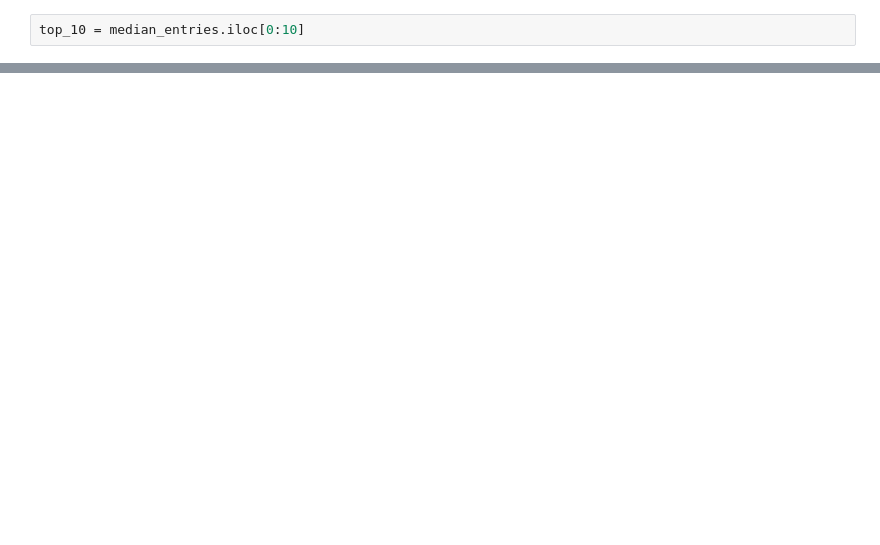
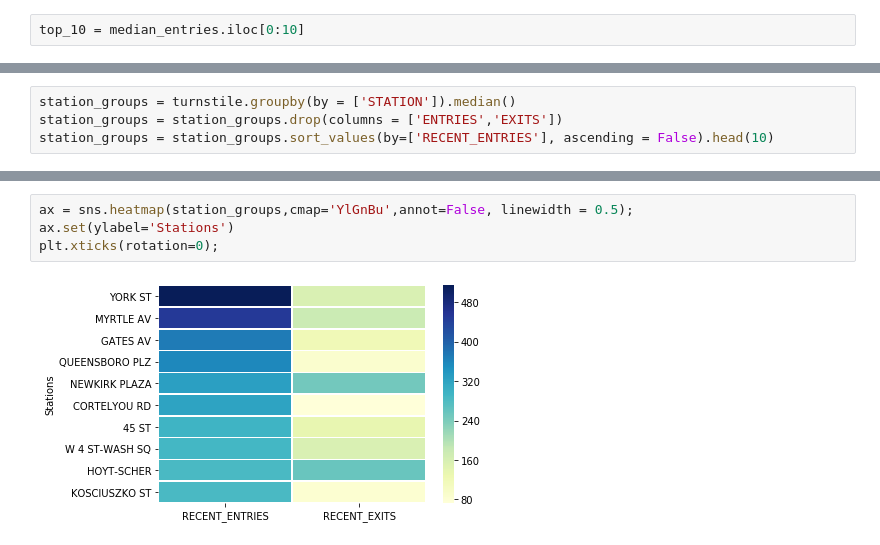
Before and after one commit to alexmuhr/metis_project_1, a Jupyter notebook: turnstile_data.ipynb, the cells around one changed output, grey strips where cells are left out. Cells and saved outputs as stored; diff of their text form; blank space fills up the shorter version.

```diff
--- a/turnstile_data.ipynb
+++ b/turnstile_data.ipynb
@@ -324,0 +366,4 @@ plt.bar(top_10.index, top_10)
+# %%
+station_groups = turnstile.groupby(by = ['STATION']).median()
+station_groups = station_groups.drop(columns = ['ENTRIES','EXITS'])
+station_groups = station_groups.sort_values(by=['RECENT_ENTRIES'], ascending = False).head(10)
@@ -324,0 +380,6 @@ plt.bar(top_10.index, top_10)
+# %%
+ax = sns.heatmap(station_groups,cmap='YlGnBu',annot=False, linewidth = 0.5);
+ax.set(ylabel='Stations')
+plt.xticks(rotation=0);
+# %% [output]
+[figure, added]
```
Also changed, not shown: parts of 10 cells of this notebook.
